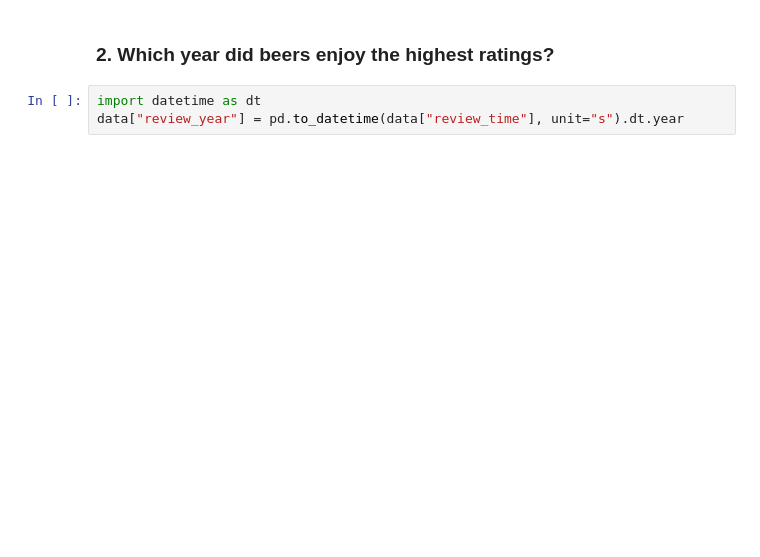
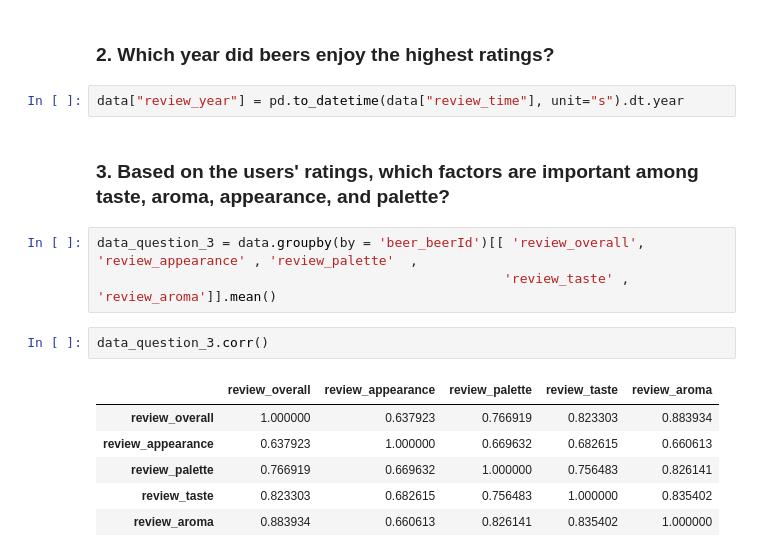
Before and after one commit to tugceturkkal/Data-Projects, a Jupyter notebook: Beer Data Analysis.ipynb, the cells around one changed output. Saved outputs shown, nothing was run; the diff lists cells and outputs as text; blank space fills up the shorter version.

```diff
--- a/Beer Data Analysis.ipynb
+++ b/Beer Data Analysis.ipynb
@@ -146,5 +173,18 @@ data.nlargest(3, columns= ['beer_ABV'])
 # %% [markdown]
 ### 2. Which year did beers enjoy the highest ratings?
 # %%
-import datetime as dt
 data["review_year"] = pd.to_datetime(data["review_time"], unit="s").dt.year
+# %% [markdown]
+### 3. Based on the users' ratings, which factors are important among taste, aroma, appearance, and palette?
+# %%
+data_question_3 = data.groupby(by = 'beer_beerId')[[ 'review_overall', 'review_appearance' , 'review_palette'  ,
+                                                    'review_taste' , 'review_aroma']].mean()
+# %%
+data_question_3.corr()
+# %% [output]
+|  | review_overall | review_appearance | review_palette | review_taste | review_aroma |
+| review_overall | 1.000000 | 0.637923 | 0.766919 | 0.823303 | 0.883934 |
+| review_appearance | 0.637923 | 1.000000 | 0.669632 | 0.682615 | 0.660613 |
+| review_palette | 0.766919 | 0.669632 | 1.000000 | 0.756483 | 0.826141 |
+| review_taste | 0.823303 | 0.682615 | 0.756483 | 1.000000 | 0.835402 |
+| review_aroma | 0.883934 | 0.660613 | 0.826141 | 0.835402 | 1.000000 |
```
Also changed, not shown: parts of 5 cells of this notebook.
